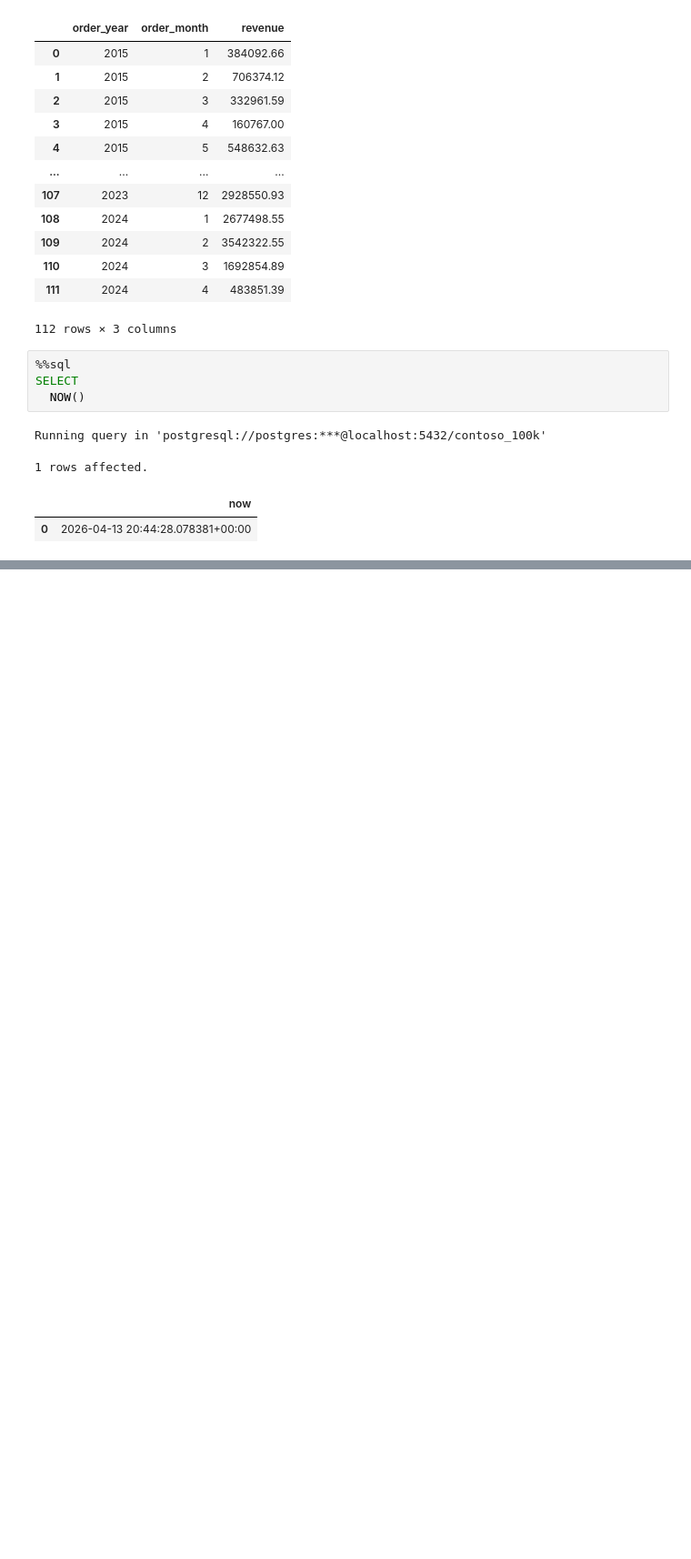
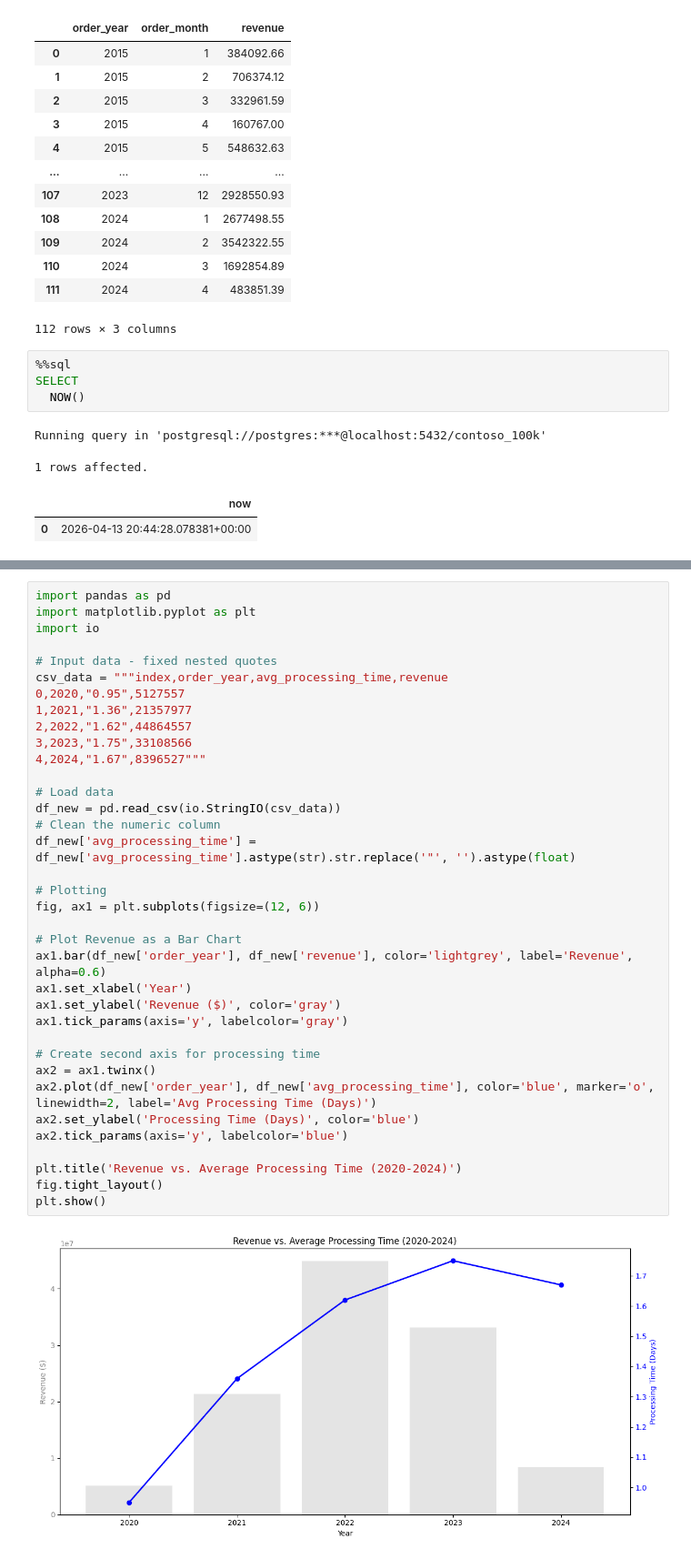
Before and after one commit to gurnursingh05/contoso, a Jupyter notebook: TimeandDate.ipynb, the cells around one changed output, grey strips where cells are left out. Shown at 91% size. Saved outputs shown, nothing was run; the diff lists cells and outputs as text; blank space fills up the shorter version.

```diff
--- a/TimeandDate.ipynb
+++ b/TimeandDate.ipynb
@@ -199,0 +255,38 @@ Running query in 'postgresql://postgres:***@localhost:5432/contoso_100k'
+# %%
+import pandas as pd
+import matplotlib.pyplot as plt
+import io
+
+# Input data - fixed nested quotes
+csv_data = """index,order_year,avg_processing_time,revenue
+0,2020,"0.95",5127557
+1,2021,"1.36",21357977
+2,2022,"1.62",44864557
+3,2023,"1.75",33108566
+4,2024,"1.67",8396527"""
+
+# Load data
+df_new = pd.read_csv(io.StringIO(csv_data))
+# Clean the numeric column
+df_new['avg_processing_time'] = df_new['avg_processing_time'].astype(str).str.replace('"', '').astype(float)
+
+# Plotting
+fig, ax1 = plt.subplots(figsize=(12, 6))
+
+# Plot Revenue as a Bar Chart
+ax1.bar(df_new['order_year'], df_new['revenue'], color='lightgrey', label='Revenue', alpha=0.6)
+ax1.set_xlabel('Year')
+ax1.set_ylabel('Revenue ($)', color='gray')
+ax1.tick_params(axis='y', labelcolor='gray')
+
+# Create second axis for processing time
+ax2 = ax1.twinx()
+ax2.plot(df_new['order_year'], df_new['avg_processing_time'], color='blue', marker='o', linewidth=2, label='Avg Processing Time (Days)')
+ax2.set_ylabel('Processing Time (Days)', color='blue')
+ax2.tick_params(axis='y', labelcolor='blue')
+
+plt.title('Revenue vs. Average Processing Time (2020-2024)')
+fig.tight_layout()
+plt.show()
+# %% [output]
+[figure, added]
```
Also changed, not shown: parts of 5 cells of this notebook.
